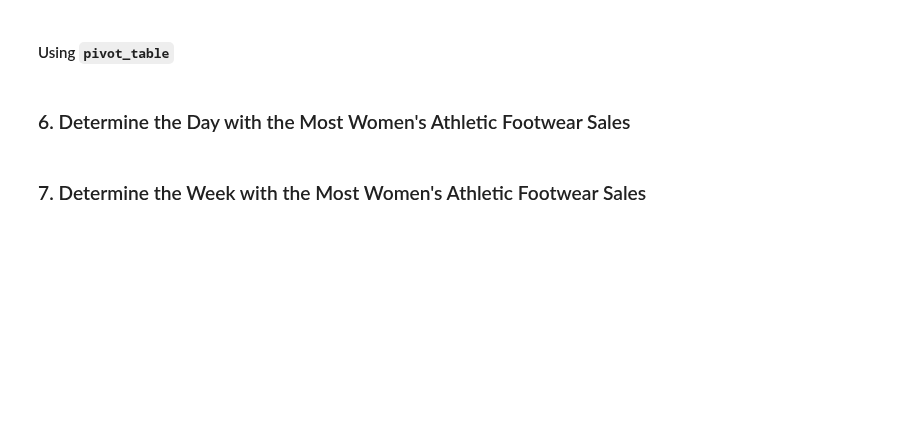
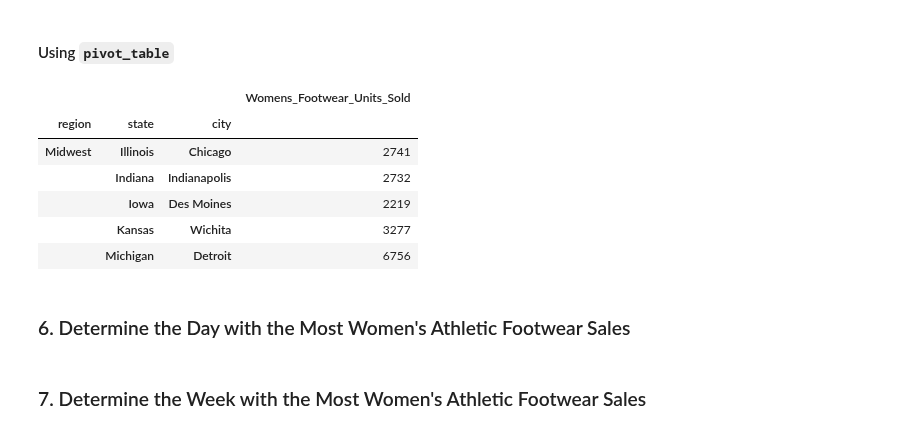
Before and after one commit to d3rp3tt3/athletic_sales_analysis, a Jupyter notebook: athletic_sales_analysis.ipynb, the cells around one changed output. Drawn from its saved outputs; the diff is of its cells as text; code cells hidden in the pictures; blank space fills up the shorter version.

```diff
--- a/athletic_sales_analysis.ipynb
+++ b/athletic_sales_analysis.ipynb
@@ -311,12 +333,25 @@ retail_pivot.head(5)
 #### Using `pivot_table`
 # %%
 # Show the total number of women's athletic footwear sold for each retailer, region, state, and city.
-
+pivot_wm_footwear = pd.pivot_table(women_footwear,
+                                   index=['region', 'state', 'city'],
+                                   values='units_sold',
+                                   aggfunc='sum'
+                                   )
 
 # Rename the "units_sold" column to "Womens_Footwear_Units_Sold"
-
+pivot_wm_footwear.rename(columns={'units_sold':'Womens_Footwear_Units_Sold'}, inplace=True)
 
 # Show the top 5 results.
+pivot_wm_footwear.head(5)
+# %% [output]
+|  |  |  | Womens_Footwear_Units_Sold |
+| region | state | city |  |
+| Midwest | Illinois | Chicago | 2741 |
+|  | Indiana | Indianapolis | 2732 |
+|  | Iowa | Des Moines | 2219 |
+|  | Kansas | Wichita | 3277 |
+|  | Michigan | Detroit | 6756 |
 # %% [markdown]
 ### 6. Determine the Day with the Most Women's Athletic Footwear Sales
 # %%
```
Also changed, not shown: parts of 2 cells of this notebook.
